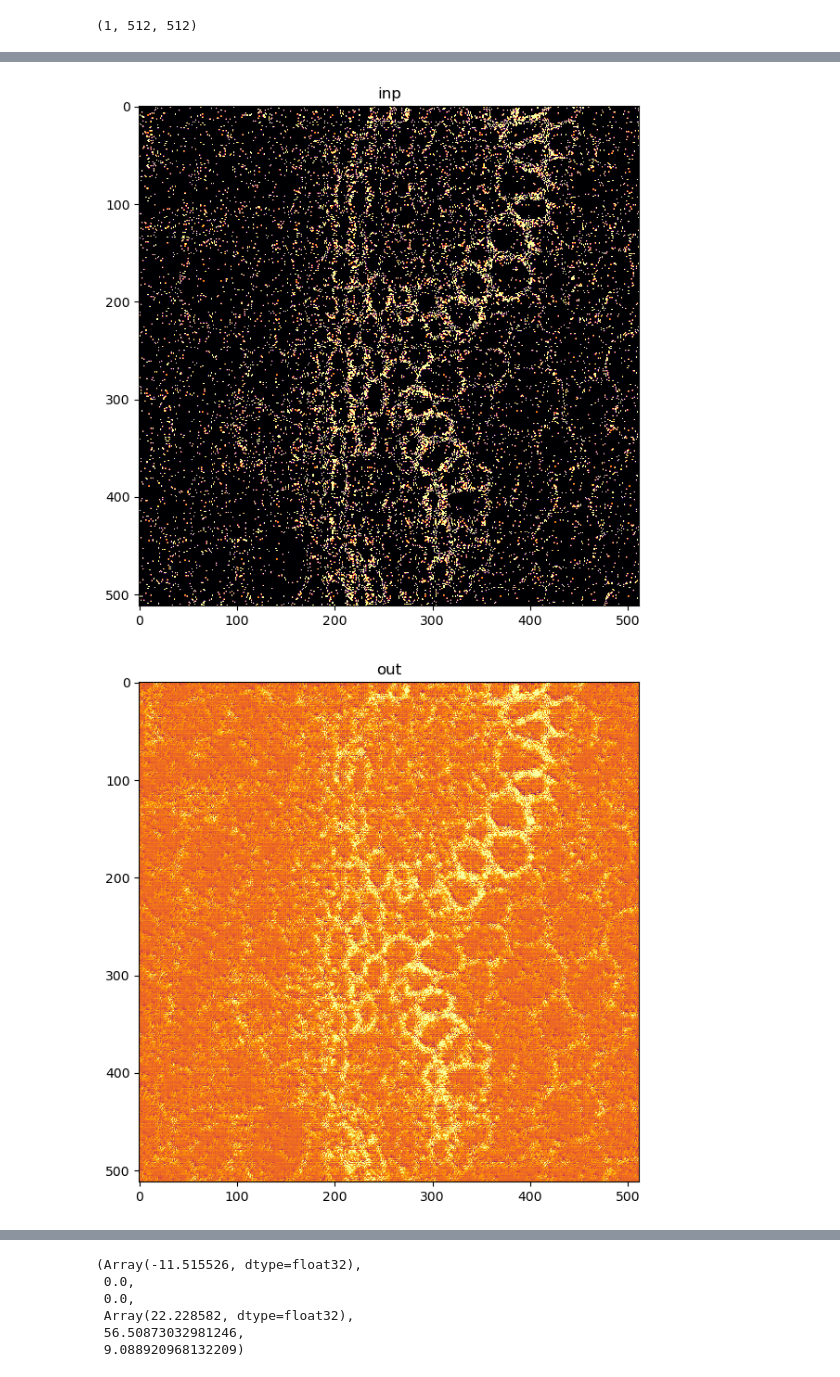
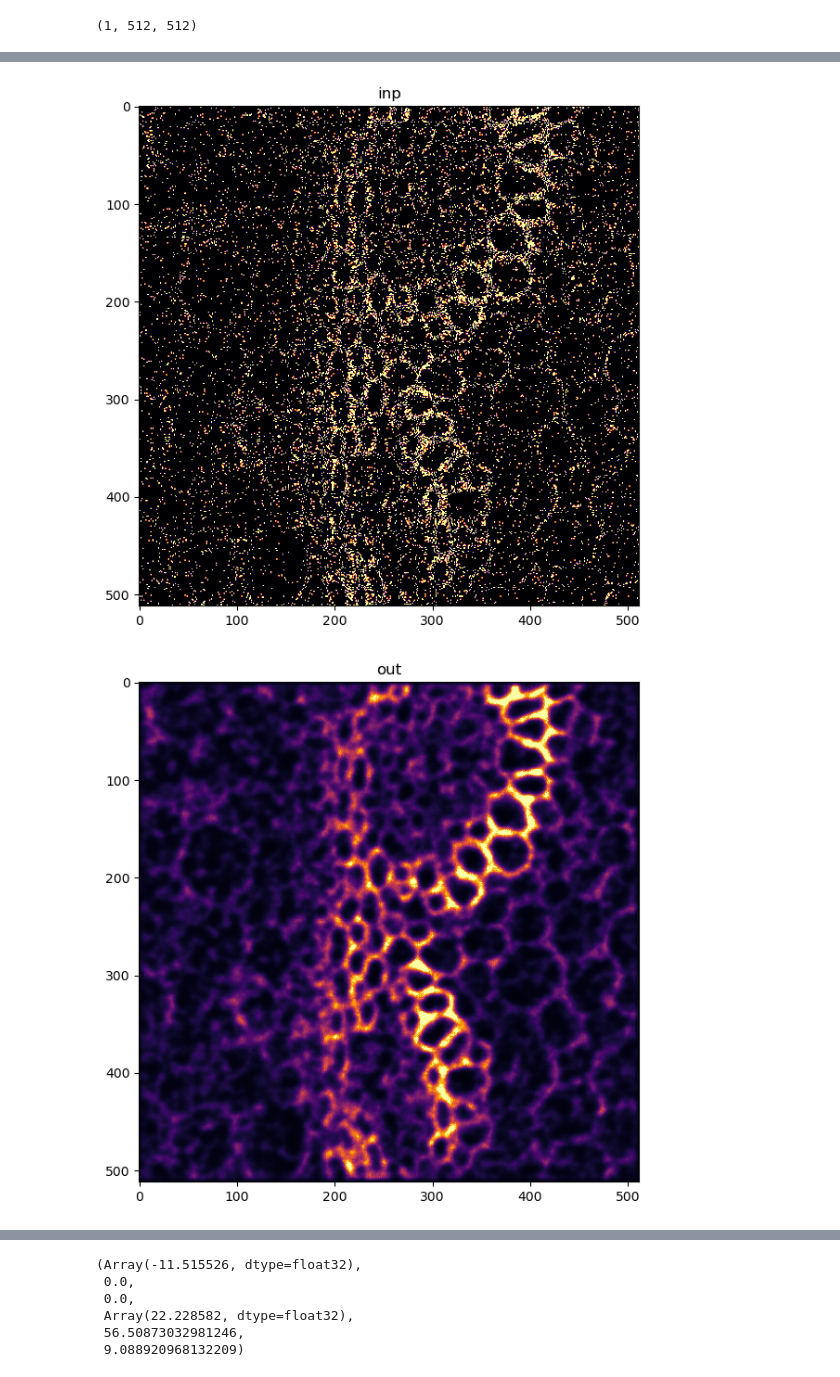
Before and after one commit to ankithsavio/msc-project, a Jupyter notebook: GAP-JAX/examples-jax/test-jax.ipynb, the cells around one changed output, grey strips where cells are left out. Drawn from its saved outputs; the diff is of its cells as text; code cells hidden in the pictures.

```diff
--- a/GAP-JAX/examples-jax/test-jax.ipynb
+++ b/GAP-JAX/examples-jax/test-jax.ipynb
@@ -152,11 +336,12 @@ dataTest.shape
 (1, 512, 512)
 # %%
 for inp, gt in zip(dataTest, dataTestGT):
-    inpT = jnp.expand_dims(dataTest.astype(jnp.float32), axis = -1)
+    inpT = jnp.expand_dims(inp.astype(jnp.float32), axis = -1)
+    print(f'inpT shape {inpT.shape}')
 
-    out = model.apply({'params': trainer.state.params['params']}, inpT)
-    print(inp.shape)
-    print(out.shape)
+    out = jnp.exp(model.apply({'params': trainer.state.params['params']}, inpT))
+    print(f'inp shape: {inp.shape}')
+    print(f'out shape: {out.shape}')
     out = inp.sum() * out / out.sum()
 
     print(gt.max(), gt.min(), gt.std(), np.percentile(gt,99.9), np.percentile(gt,50))
@@ -171,13 +356,13 @@ for inp, gt in zip(dataTest, dataTestGT):
     plt.title('inp')
     plt.show()
 
-    vmax = np.percentile(gt,99)
+    # vmax = np.percentile(gt,99)
     plt.figure(figsize=(7,7))
-    plt.imshow(out[0,:,:,0],vmin = out.min(), vmax = vmax, cmap = "inferno")
+    plt.imshow(out[0,:,:,0],vmin = 0, vmax = vmax, cmap = "inferno")
     plt.title('out')
     plt.show()
 
-    vmax = np.percentile(gt,99)
+    # vmax = np.percentile(gt,99)
     plt.figure(figsize=(7,7))
     plt.imshow(gt,vmin = 0,vmax = vmax, cmap = "inferno")
     plt.title('GT')
@@ -188,6 +374,6 @@ for inp, gt in zip(dataTest, dataTestGT):
 332 0 44.3373404001294 272.0 17.0
 [figure]
-[figure, old version]
+[figure, new version]
 [figure]
 # %%
 out.min(), inp.min(), gt.min(), out.max(), inp.max(), gt.max()
```
Also changed, not shown: parts of 11 cells of this notebook, 1 other file.
